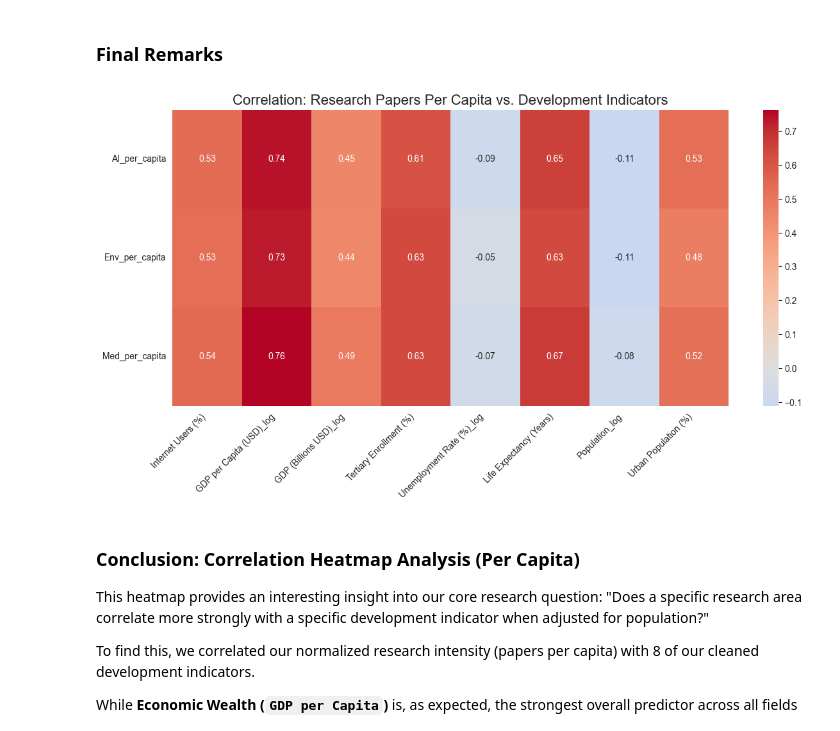
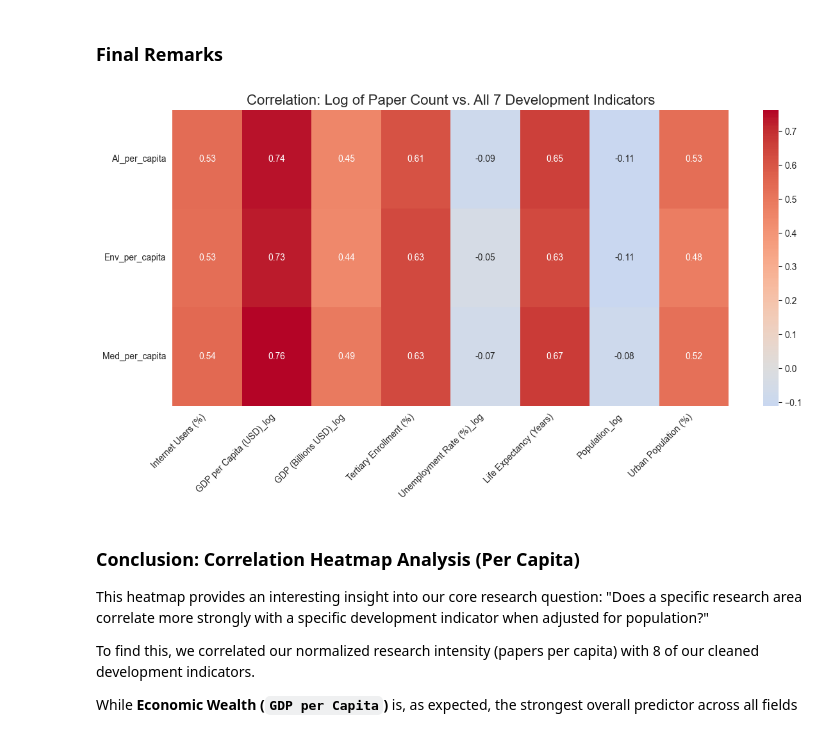
Before and after one commit to Francisco772/A-Comparative-Analysis-of-Scientific-Output-2023, a Jupyter notebook: main.ipynb, the cells around one changed output. Cells and saved outputs as stored; diff of their text form; code cells hidden in the pictures.

```diff
--- a/main.ipynb
+++ b/main.ipynb
@@ -2495,54 +2494,27 @@ fig_map_final.show()
 # %% [markdown]
 ### Final Remarks
 # %%
-# Calculate Papers Per Capita
-data_api_topics['AI_per_capita'] = data_api_topics['AI_paper_count'] / data_api_topics['Population']
-data_api_topics['Env_per_capita'] = data_api_topics['Environment_paper_count'] / data_api_topics['Population']
-data_api_topics['Med_per_capita'] = data_api_topics['Medicine_paper_count'] / data_api_topics['Population']
+import matplotlib.pyplot as plt
+import seaborn as sns
 
-
-# The new per-capita metrics
-research_metrics_per_capita = [
-    'AI_per_capita',
-    'Env_per_capita',
-    'Med_per_capita'
-]
-
-# The development indicators
-all_dev_indicators = [
-    'Internet Users (%)',
-    'GDP per Capita (USD)_log',
-    "GDP (Billions USD)_log",
-    'Tertiary Enrollment (%)',
-    'Unemployment Rate (%)_log',
-    'Life Expectancy (Years)',
-    'Population_log',
-    'Urban Population (%)'
-]
-
-#Calculate the Correlation Matrix
-all_columns = research_metrics_per_capita + all_dev_indicators
-correlation_matrix = data_api_topics[all_columns].corr()
-
-# Filter to show only Research vs. Development
-filtered_corr = correlation_matrix.loc[research_metrics_per_capita, all_dev_indicators]
-
+# (Your code for all_columns and filtered_corr goes here)
 
 plt.figure(figsize=(14, 6))
+
 sns.heatmap(
     filtered_corr,
-    annot=True,
-    cmap='coolwarm',
+    annot=True,        # Show the correlation numbers on the map
+    cmap='coolwarm',   # <-- Changed to a colorblind-friendly divergent map
     fmt=".2f",
-    center=0
+    center=0           # <-- Add this to anchor the neutral color at 0
 )
 
-plt.title("Correlation: Research Papers Per Capita vs. Development Indicators", fontsize=16)
-plt.xticks(rotation=45, ha='right')
+plt.title("Correlation: Log of Paper Count vs. All 7 Development Indicators", fontsize=16)
+plt.xticks(rotation=45, ha='right') # Rotate x-axis labels for readability
 plt.yticks(rotation=0)
 plt.show()
 # %% [output]
-[figure, old version]
+[figure, new version]
 # %% [markdown]
 ### Conclusion: Correlation Heatmap Analysis (Per Capita)
 
```
Also changed, not shown: parts of 16 cells of this notebook.
